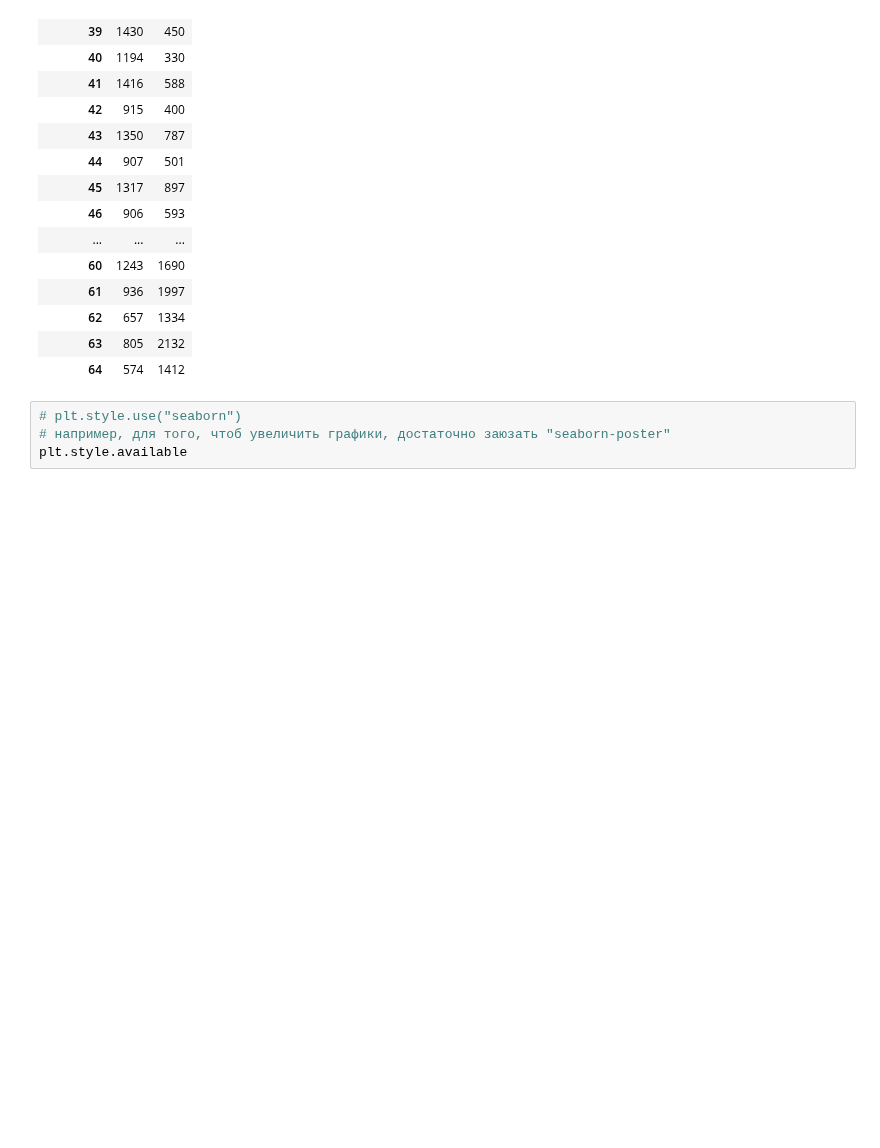
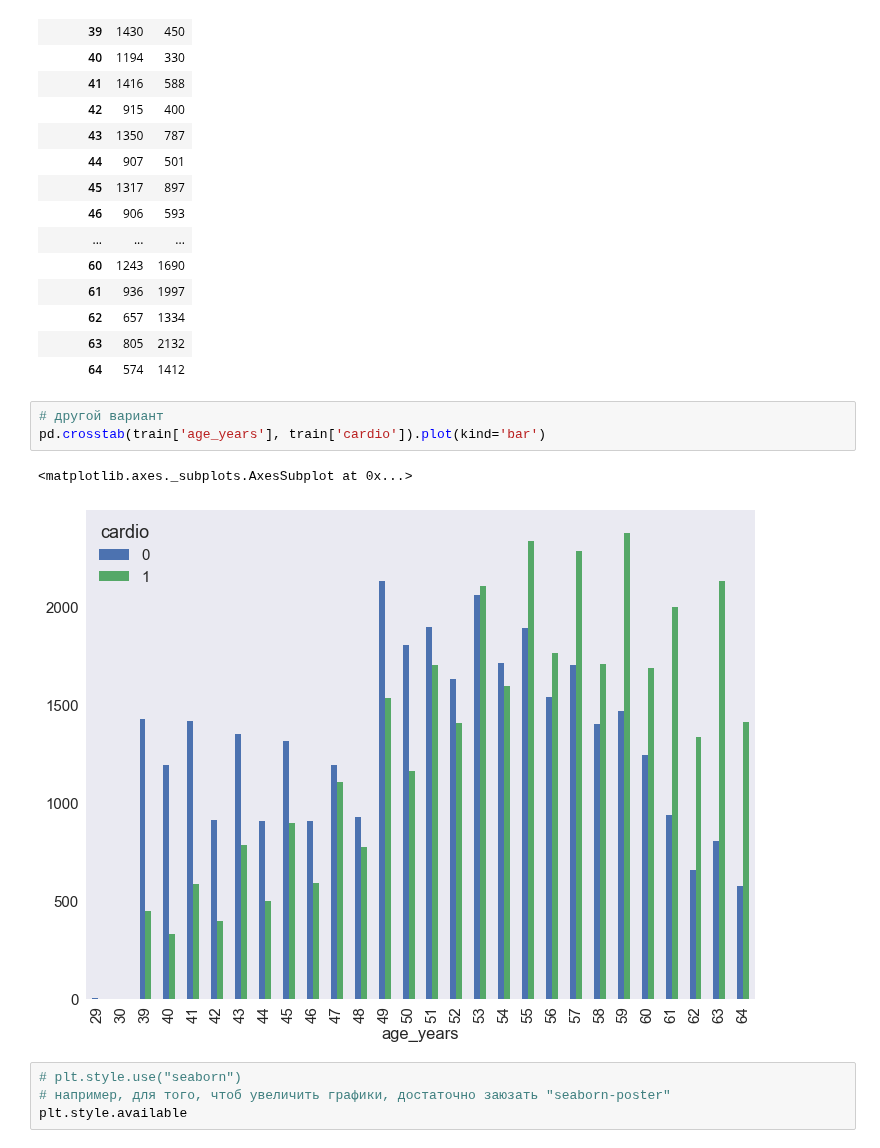
Before and after one commit to shereshevskiy/mlcourse_open, a Jupyter notebook: jupyter_notebooks/topic02_visual_analysis/hw2_session2_visual_analysis_basics.ipynb, the cells around one changed output. Cells and saved outputs as stored; diff of their text form; blank space fills up the shorter version.

```diff
--- a/jupyter_notebooks/topic02_visual_analysis/hw2_session2_visual_analysis_basics.ipynb
+++ b/jupyter_notebooks/topic02_visual_analysis/hw2_session2_visual_analysis_basics.ipynb
@@ -434,6 +434,12 @@ pd.crosstab(train['age_years'], train['cardio'])
 | 62 | 657 | 1334 |
 | 63 | 805 | 2132 |
 | 64 | 574 | 1412 |
+# %%
+# другой вариант
+pd.crosstab(train['age_years'], train['cardio']).plot(kind='bar')
+# %% [output]
+<matplotlib.axes._subplots.AxesSubplot at 0x...>
+[figure, added]
 # %%
 # plt.style.use("seaborn")
 # например, для того, чтоб увеличить графики, достаточно заюзать "seaborn-poster"
```
